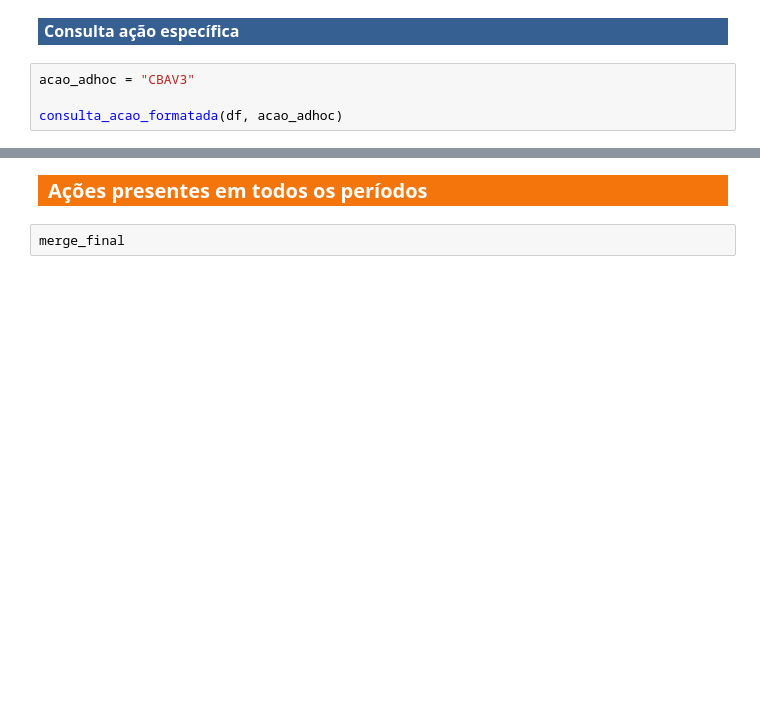
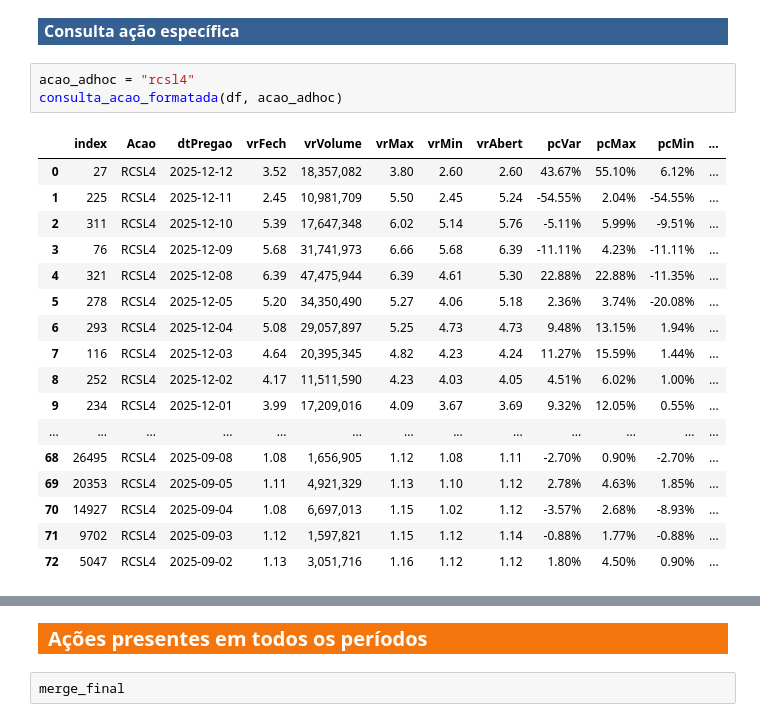
Before and after one commit to alexandre-esmeraldo/StockManager, a Jupyter notebook: StockManager_Processamento.ipynb, the cells around one changed output, grey strips where cells are left out. Saved outputs shown, nothing was run; the diff lists cells and outputs as text; blank space fills up the shorter version.

```diff
--- a/StockManager_Processamento.ipynb
+++ b/StockManager_Processamento.ipynb
@@ -65,6 +177,23 @@ printmd(f'**<div class={font_color}>{hoje}, Status {a}</div>**')
 # %% [markdown]
 <p style="color:white; background-color: #366092; font-size: 12pt; padding: 3px 0px 3px 6px; font-weight: bold">  Consulta ação específica </p>
 # %%
-acao_adhoc = "CBAV3"
-
+acao_adhoc = "rcsl4"
 consulta_acao_formatada(df, acao_adhoc)
+# %% [output]
+|  | index | Acao | dtPregao | vrFech | vrVolume | vrMax | vrMin | vrAbert | pcVar | pcMax | pcMin | ... |
+| 0 | 27 | RCSL4 | 2025-12-12 | 3.52 | 18,357,082 | 3.80 | 2.60 | 2.60 | 43.67% | 55.10% | 6.12% | ... |
+| 1 | 225 | RCSL4 | 2025-12-11 | 2.45 | 10,981,709 | 5.50 | 2.45 | 5.24 | -54.55% | 2.04% | -54.55% | ... |
+| 2 | 311 | RCSL4 | 2025-12-10 | 5.39 | 17,647,348 | 6.02 | 5.14 | 5.76 | -5.11% | 5.99% | -9.51% | ... |
+| 3 | 76 | RCSL4 | 2025-12-09 | 5.68 | 31,741,973 | 6.66 | 5.68 | 6.39 | -11.11% | 4.23% | -11.11% | ... |
+| 4 | 321 | RCSL4 | 2025-12-08 | 6.39 | 47,475,944 | 6.39 | 4.61 | 5.30 | 22.88% | 22.88% | -11.35% | ... |
+| 5 | 278 | RCSL4 | 2025-12-05 | 5.20 | 34,350,490 | 5.27 | 4.06 | 5.18 | 2.36% | 3.74% | -20.08% | ... |
+| 6 | 293 | RCSL4 | 2025-12-04 | 5.08 | 29,057,897 | 5.25 | 4.73 | 4.73 | 9.48% | 13.15% | 1.94% | ... |
+| 7 | 116 | RCSL4 | 2025-12-03 | 4.64 | 20,395,345 | 4.82 | 4.23 | 4.24 | 11.27% | 15.59% | 1.44% | ... |
+| 8 | 252 | RCSL4 | 2025-12-02 | 4.17 | 11,511,590 | 4.23 | 4.03 | 4.05 | 4.51% | 6.02% | 1.00% | ... |
+| 9 | 234 | RCSL4 | 2025-12-01 | 3.99 | 17,209,016 | 4.09 | 3.67 | 3.69 | 9.32% | 12.05% | 0.55% | ... |
+| ... | ... | ... | ... | ... | ... | ... | ... | ... | ... | ... | ... | ... |
+| 68 | 26495 | RCSL4 | 2025-09-08 | 1.08 | 1,656,905 | 1.12 | 1.08 | 1.11 | -2.70% | 0.90% | -2.70% | ... |
+| 69 | 20353 | RCSL4 | 2025-09-05 | 1.11 | 4,921,329 | 1.13 | 1.10 | 1.12 | 2.78% | 4.63% | 1.85% | ... |
+| 70 | 14927 | RCSL4 | 2025-09-04 | 1.08 | 6,697,013 | 1.15 | 1.02 | 1.12 | -3.57% | 2.68% | -8.93% | ... |
+| 71 | 9702 | RCSL4 | 2025-09-03 | 1.12 | 1,597,821 | 1.15 | 1.12 | 1.14 | -0.88% | 1.77% | -0.88% | ... |
+| 72 | 5047 | RCSL4 | 2025-09-02 | 1.13 | 3,051,716 | 1.16 | 1.12 | 1.12 | 1.80% | 4.50% | 0.90% | ... |
```
Also changed, not shown: parts of 27 cells of this notebook, 5 other files.
